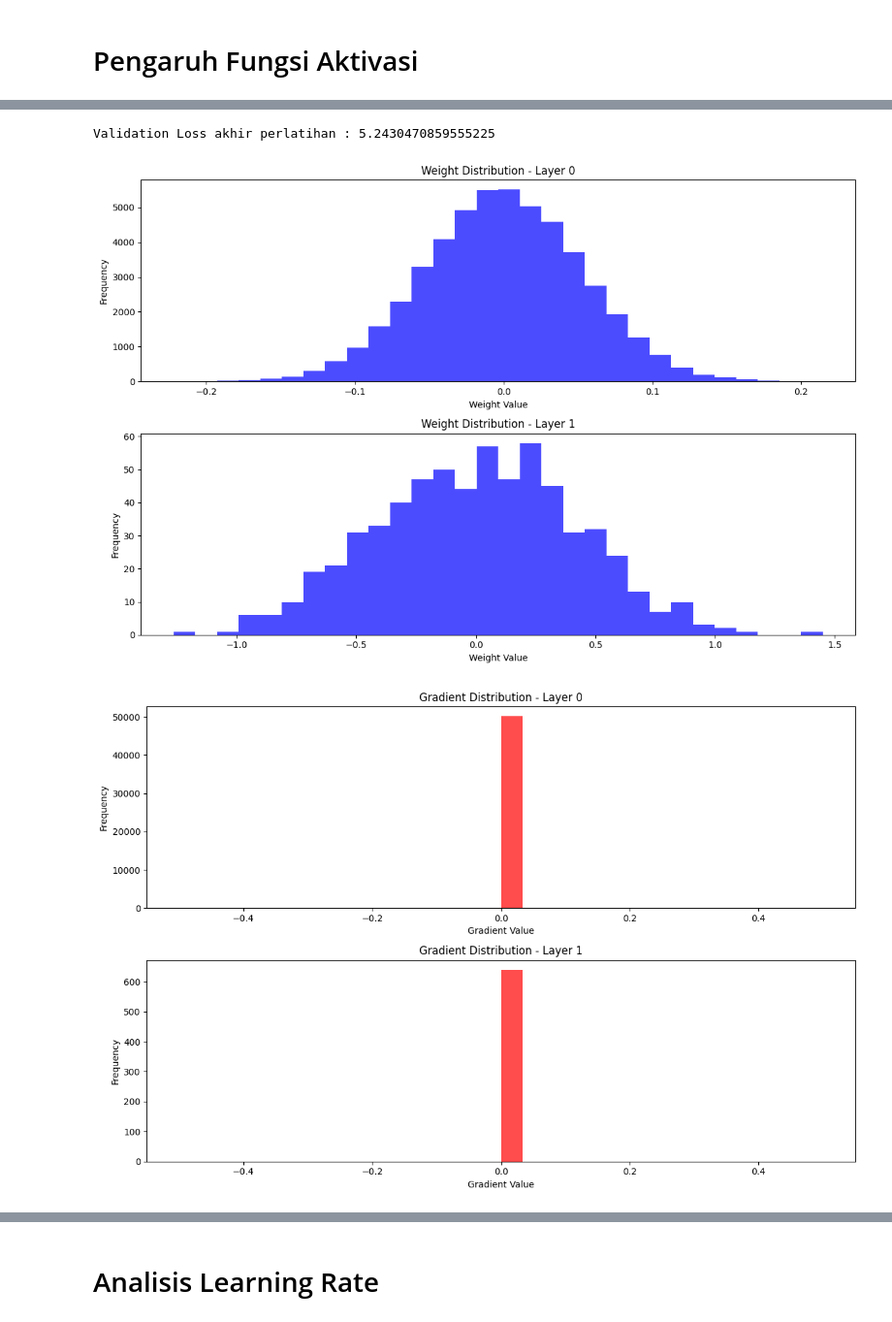
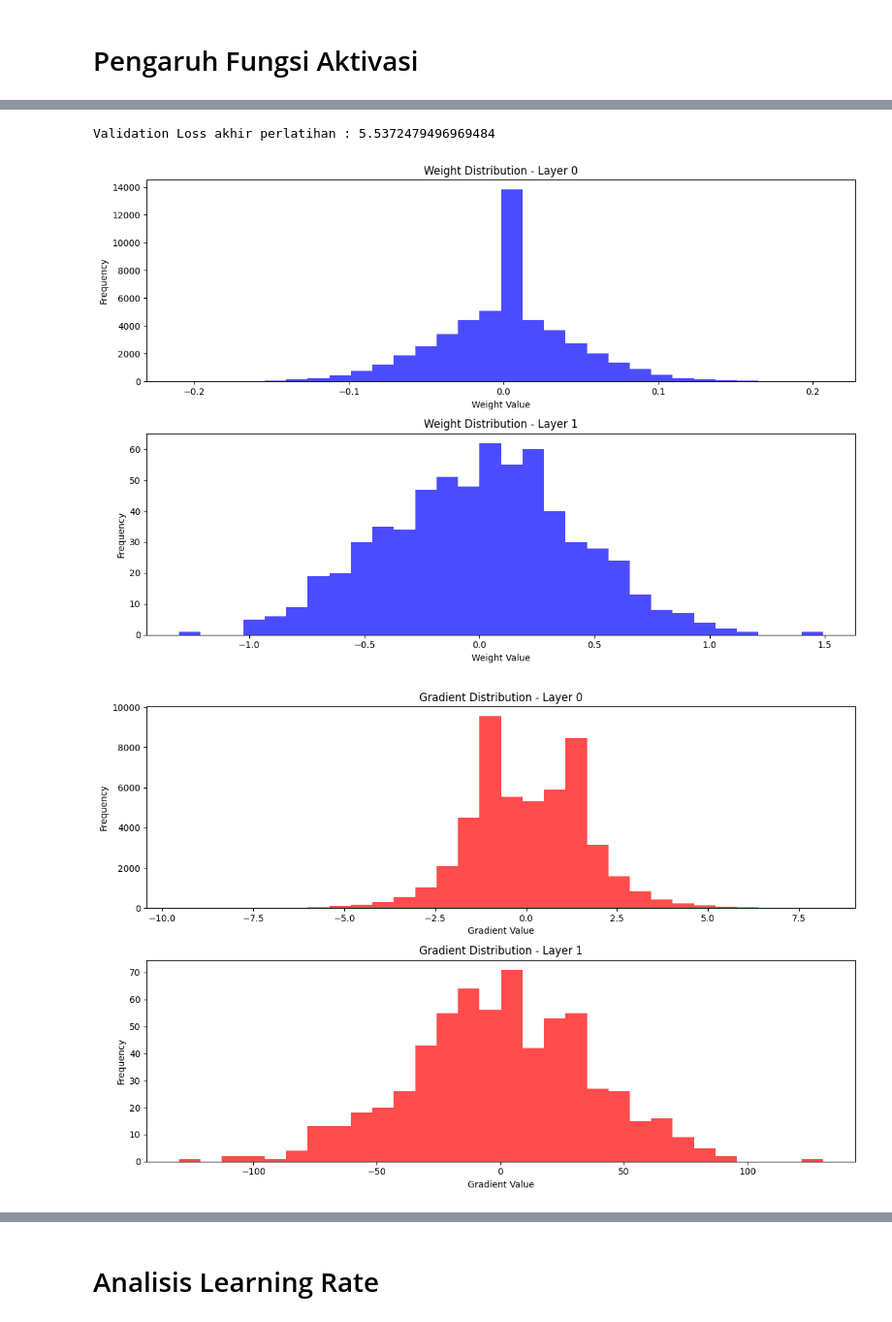
Before and after one commit to UburUburLembur/TugasBesar1IF3270_Kelompok16, a Jupyter notebook: src/test.ipynb, the cells around one changed output, grey strips where cells are left out. Shown at 97% size. Cells and saved outputs as stored; diff of their text form; code cells hidden in the pictures.

```diff
--- a/src/test.ipynb
+++ b/src/test.ipynb
@@ -40,7 +60,7 @@ y_test = encoder.transform(y_test).astype(np.float64)
 # Pengaruh Fungsi Aktivasi
 # %%
 # ReLU
-ann = NeuralNetwork(input_size=784, hidden_layers=[64], output_size=10, activations=["relu", "softmax"], loss_function="categorical_cross_entropy", weight_init_methods=["he", "xavier"], weight_init_params=[{"seed" : 66}, {"seed" : 66}])
+ann = NeuralNetwork(input_size=784, hidden_layers=[64], output_size=10, activations=["relu", "softmax"], loss_function="categorical_cross_entropy", weight_init_methods=["he", "xavier"], weight_init_params=[{"seed" : 66}, {"seed" : 66}], regularization = "l1", lambda_reg=0.0001)
 ann.train(X_train, y_train, batch_size=8, learning_rate=0.01, epochs=20, X_val=X_test, y_val=y_test)
 ann.plot_loss("Fungsi Aktivasi ReLU")
 print(f"Validation Loss akhir perlatihan : {ann.history['val_loss'][-1]}")
@@ -64,6 +72,6 @@ Validation Loss akhir perlatihan : 3.747689388086874
 # %%
 # Hyperbolic Tangent
-ann = NeuralNetwork(input_size=784, hidden_layers=[64], output_size=10, activations=["hyperbolic_tangent", "softmax"], loss_function="categorical_cross_entropy", weight_init_methods=["he", "xavier"], weight_init_params=[{"seed" : 66}, {"seed" : 66}])
+ann = NeuralNetwork(input_size=784, hidden_layers=[64], output_size=10, activations=["hyperbolic_tangent", "softmax"], loss_function="categorical_cross_entropy", weight_init_methods=["he", "xavier"], weight_init_params=[{"seed" : 66}, {"seed" : 66}], regularization = "l1", lambda_reg=0.0001)
 ann.train(X_train, y_train, batch_size=8, learning_rate=0.01, epochs=20, X_val=X_test, y_val=y_test)
 ann.plot_loss("Fungsi Aktivasi Hyperbolic Tangent")
 print(f"Validation Loss akhir perlatihan : {ann.history['val_loss'][-1]}")
@@ -87,6 +95,6 @@ Validation Loss akhir perlatihan : 4.457603233791455
 # %%
 # Sigmoid
-ann = NeuralNetwork(input_size=784, hidden_layers=[64], output_size=10, activations=["sigmoid", "softmax"], loss_function="categorical_cross_entropy", weight_init_methods=["he", "xavier"], weight_init_params=[{"seed" : 66}, {"seed" : 66}])
+ann = NeuralNetwork(input_size=784, hidden_layers=[64], output_size=10, activations=["sigmoid", "softmax"], loss_function="categorical_cross_entropy", weight_init_methods=["he", "xavier"], weight_init_params=[{"seed" : 66}, {"seed" : 66}], regularization = "l1", lambda_reg=0.0001)
 ann.train(X_train, y_train, batch_size=8, learning_rate=0.01, epochs=20, X_val=X_test, y_val=y_test)
 ann.plot_loss("Fungsi Aktivasi Sigmoid")
 print(f"Validation Loss akhir perlatihan : {ann.history['val_loss'][-1]}")
@@ -107,5 +115,5 @@ Epoch 18/20 - Train Loss: 5.2765 - Val Loss: 5.381428798773352
-Validation Loss akhir perlatihan : 5.2430470859555225
+Validation Loss akhir perlatihan : 5.5372479496969484
-[figure, old version]
+[figure, new version]
-[figure, old version]
+[figure, new version]
 # %%
 # Linear
```
Also changed, not shown: parts of 24 cells of this notebook, 1 other file.
